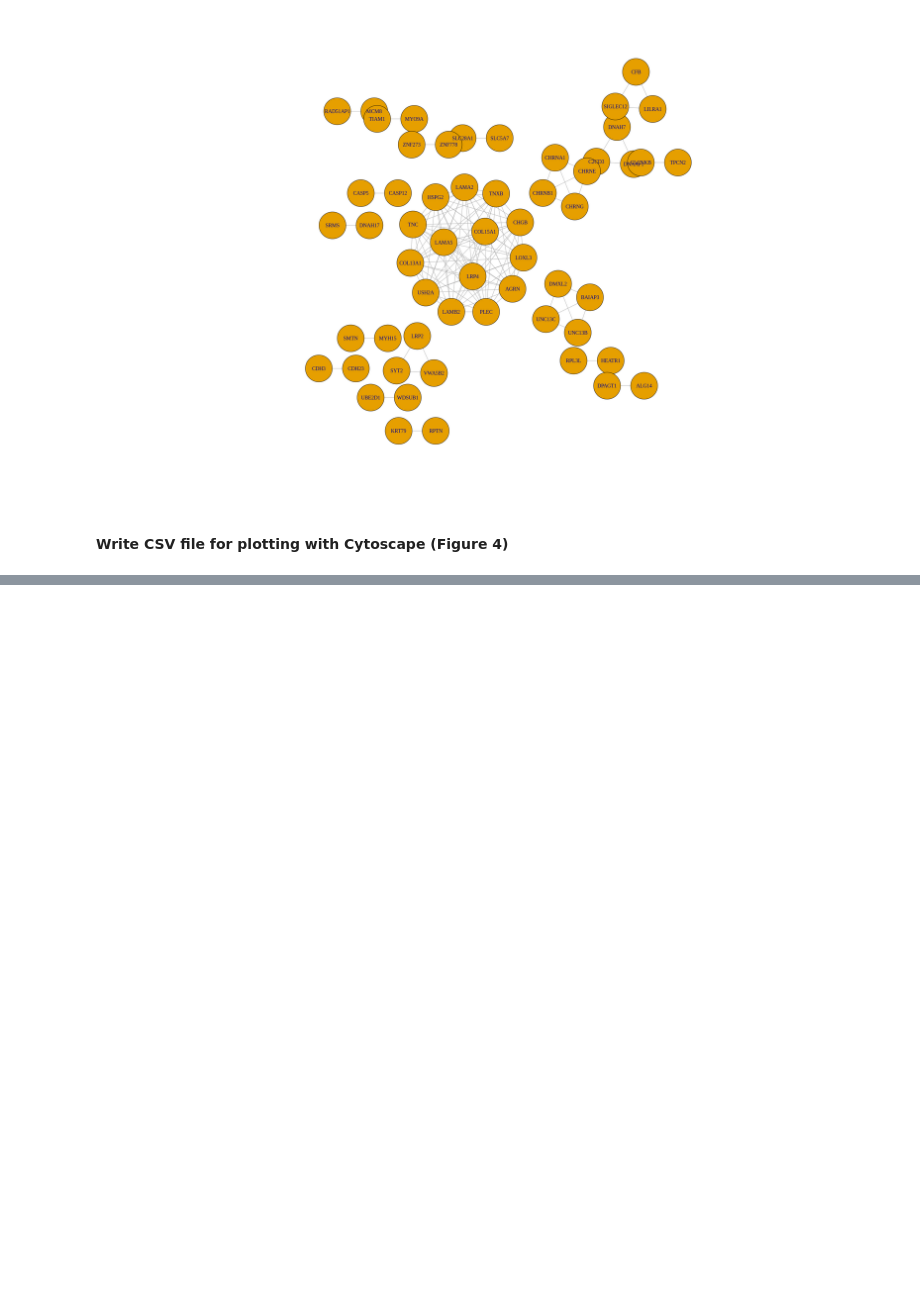
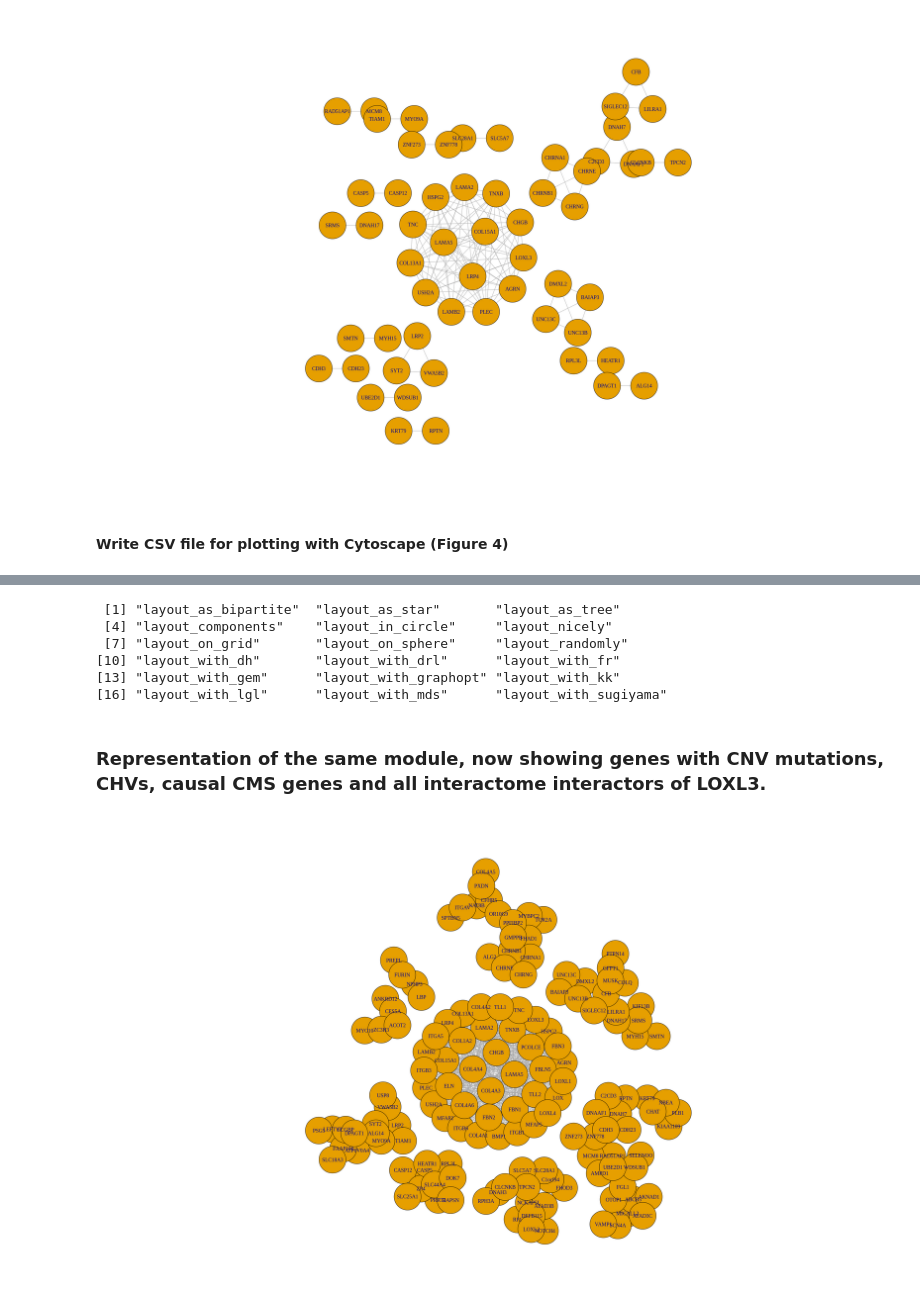
Before and after one commit to ikernunezca/CMS, a Jupyter notebook: Scripts/Figure_4_Plots.ipynb, the cells around one changed output, grey strips where cells are left out. Drawn from its saved outputs; the diff is of its cells as text; code cells hidden in the pictures; blank space fills up the shorter version.

```diff
--- a/Scripts/Figure_4_Plots.ipynb
+++ b/Scripts/Figure_4_Plots.ipynb
@@ -427,0 +560,2 @@ interactome
+# %%
+melted_dist <- as.matrix(parallelDist(res,'hamming',threads = 7)*9) #Machine has 8 threads.
@@ -427,0 +569,2 @@ interactome
+# %%
+melted_dist <- melted_dist[c(genescausales,neighbors(reactome,'84695')$name[neighbors(reactome,'84695')$name %in% colnames(melted_dist)]),c(genescausales,neighbors(reactome,'84695')$name[neighbors(reactome,'84695')$name %in% colnames(melted_dist)])]
@@ -427,0 +576,6 @@ interactome
+# %%
+melted_dist <- melt(melted_dist)
+write.table(melted_dist[!is.na(melted_dist[,3]),],file='data/All_Communities_hamming_distance.csv',row.names = F,col.names = T,quote=F,sep=',') #Input for Figure 3 plots in Cytoscape!
+melted_dist <- melted_dist[melted_dist[,3]==0,] # Get pairs that are always together trough resolution
+melted_dist <- na.omit(melted_dist)
+dim(melted_dist)
@@ -427,0 +594,3 @@ interactome
+# %%
+g=simplify(graph_from_data_frame(as.matrix(melted_dist[,1:2]),directed = F))
+g
@@ -427,0 +610,19 @@ interactome
+# %%
+layouts <- grep("^layout_", ls("package:igraph"), value=TRUE)[-1]
+layouts
+# %% [output]
+ [1] "layout_as_bipartite"  "layout_as_star"       "layout_as_tree"
+ [4] "layout_components"    "layout_in_circle"     "layout_nicely"
+ [7] "layout_on_grid"       "layout_on_sphere"     "layout_randomly"
+[10] "layout_with_dh"       "layout_with_drl"      "layout_with_fr"
+[13] "layout_with_gem"      "layout_with_graphopt" "layout_with_kk"
+[16] "layout_with_lgl"      "layout_with_mds"      "layout_with_sugiyama"
+# %% [markdown]
+### Representation of the same module, now showing genes with CNV mutations, CHVs, causal CMS genes and  all interactome interactors of LOXL3.
+# %%
+#test.layout <- layout_components(g,weight.edge.lengths = edge_density(g)/100)
+options(repr.plot.width=25, repr.plot.height=15)
+set.seed(2020) #seed for layout
+plot(g, layout = layout_components)
+# %% [output]
+[figure, added]
```
Also changed, not shown: parts of 43 cells of this notebook, 1 other file.
